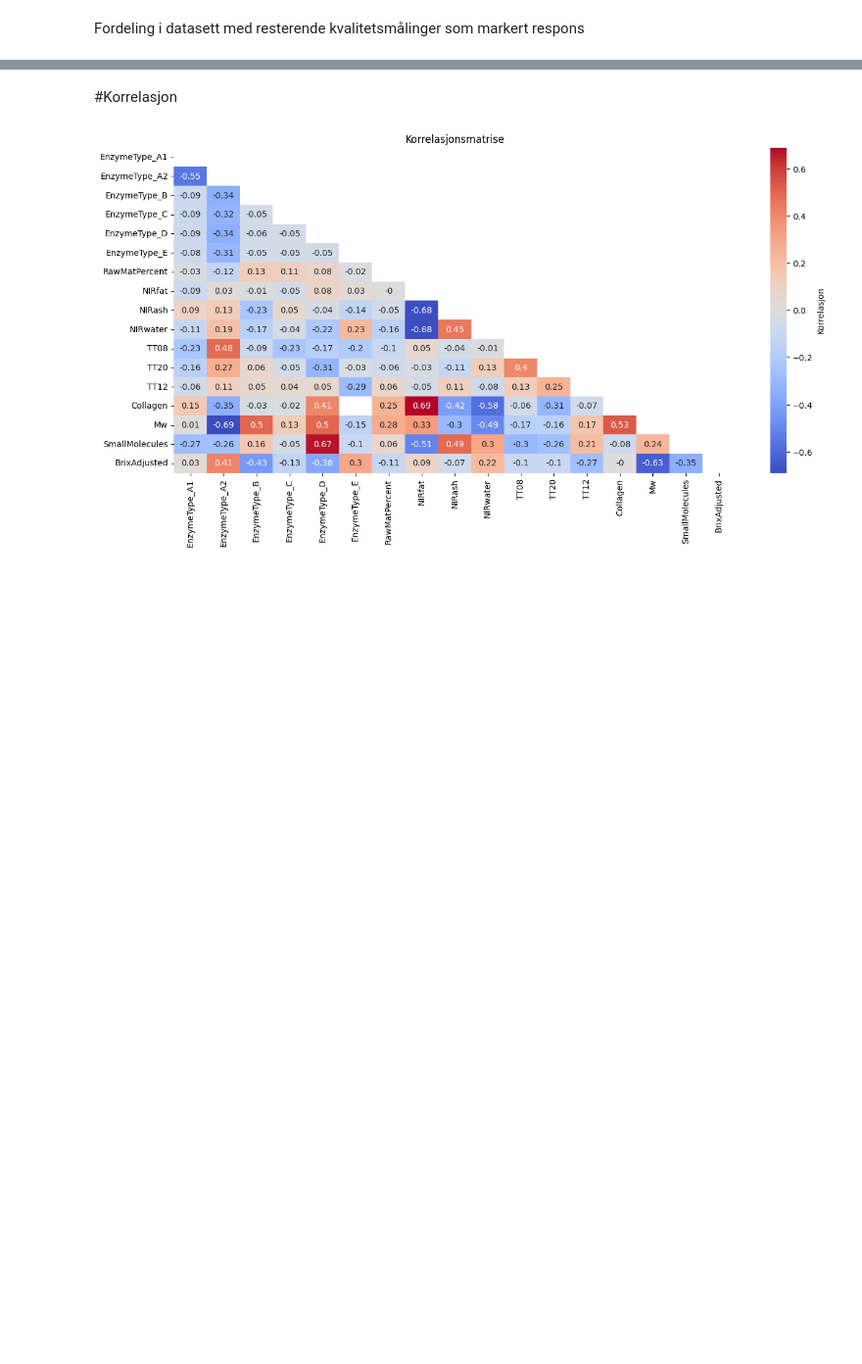
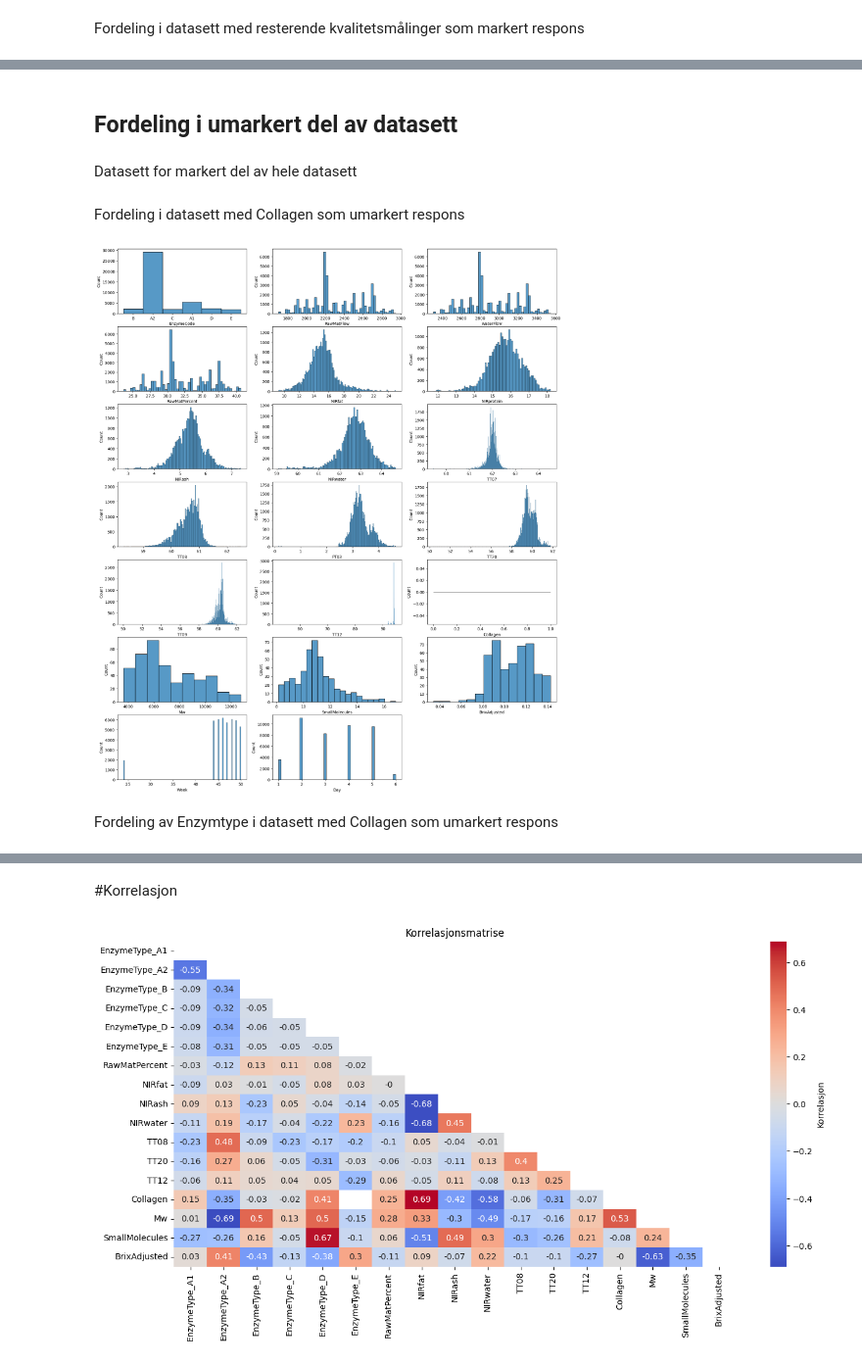
Before and after one commit to PreyPython123/Master-V24-Semiveiledet-Regresjon, a Jupyter notebook: Bioco_Dataprosessering,_Dataforståelse_og_Dataundersøkelse.ipynb, the cells around one changed output, grey strips where cells are left out. Shown at 98% size. Cells and saved outputs as stored; diff of their text form; code cells hidden in the pictures; blank space fills up the shorter version.

```diff
--- a/Bioco_Dataprosessering,_Dataforståelse_og_Dataundersøkelse.ipynb
+++ b/Bioco_Dataprosessering,_Dataforståelse_og_Dataundersøkelse.ipynb
@@ -282,0 +329,30 @@ for nummer, indeks in zip(range(antall_kolonnner), kvalitetsmålinger_markert):
+# %% [markdown]
+## Fordeling i umarkert del av datasett
+# %% [markdown]
+Datasett for markert del av hele datasett
+# %%
+# Lager et datasett for Collagen med mindre markeringer enn resterende kvalitesmålinger
+collagen_umarkert = bioco_data_tid[bioco_data_tid['Collagen'].isna()]
+
+
+# Lager et datasett for de resterende kvalitetsmålinger
+kvalitetsmålinger_umarkert = bioco_data_tid[bioco_data_tid['Mw'].isna()]
+# %% [markdown]
+Fordeling i datasett med Collagen som umarkert respons
+# %%
+fig = plt.figure(figsize=(20,35))
+antall_kolonnner = len(collagen_umarkert.columns)
+rute_nett = fig.add_gridspec(10,3)
+
+n = 0
+for nummer, indeks in zip(range(antall_kolonnner), collagen_umarkert):
+  if nummer % 3 == 0:
+    n += 1
+    i = 0
+  ax = fig.add_subplot(rute_nett[n,i])
+  sns.histplot(x=indeks, data = collagen_umarkert)
+  i += 1
+# %% [output]
+[figure, added]
+# %% [markdown]
+Fordeling av Enzymtype i datasett med Collagen som umarkert respons
```
Also changed, not shown: parts of 23 cells of this notebook.
